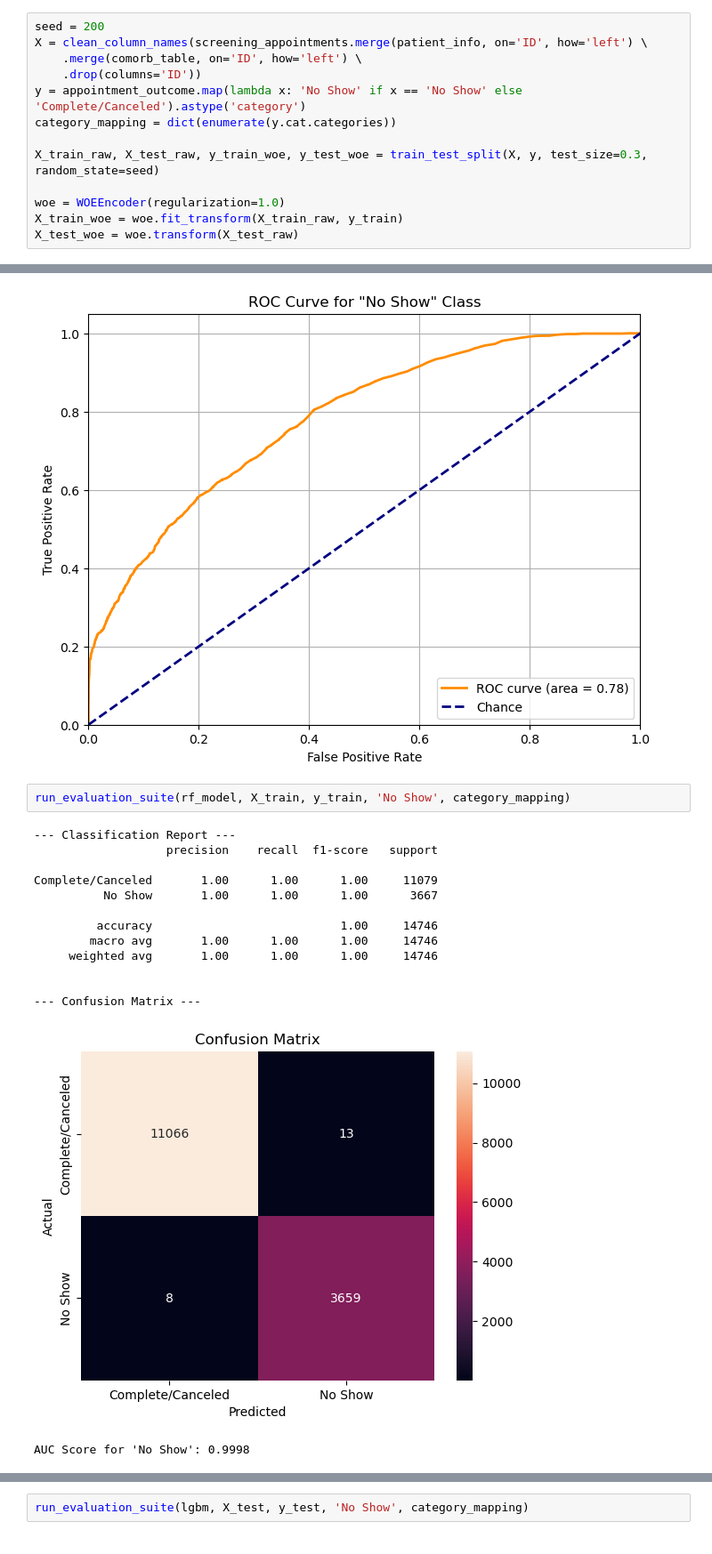
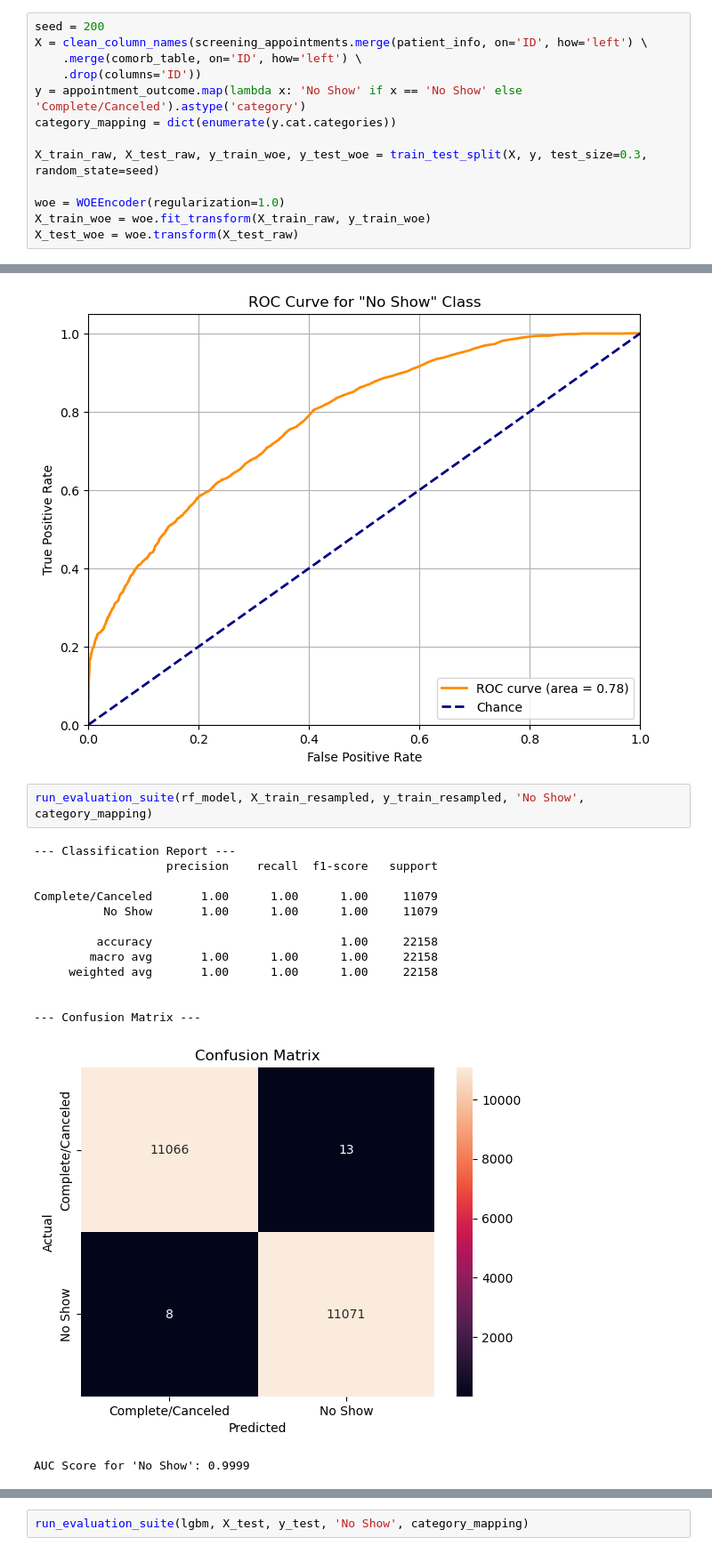
Before and after one commit to nguyenston/Prediction-of-Missed-Lung-Cancer-Screening-using-SDOH, a Jupyter notebook: data_explorer.ipynb, the cells around one changed output, grey strips where cells are left out. Shown at 89% size. Drawn from its saved outputs; the diff is of its cells as text.

```diff
--- a/data_explorer.ipynb
+++ b/data_explorer.ipynb
@@ -914,7 +914,7 @@ category_mapping = dict(enumerate(y.cat.categories))
 X_train_raw, X_test_raw, y_train_woe, y_test_woe = train_test_split(X, y, test_size=0.3, random_state=seed)
 
 woe = WOEEncoder(regularization=1.0)
-X_train_woe = woe.fit_transform(X_train_raw, y_train)
+X_train_woe = woe.fit_transform(X_train_raw, y_train_woe)
 X_test_woe = woe.transform(X_test_raw)
 # %%
 feature_ranking, rfecv_selector = get_smote_rfe_ranking(
@@ -1017,22 +1012,22 @@ Complete/Canceled       0.81      0.93      0.86      4698
 AUC Score for 'No Show': 0.7814
 [figure]
 # %%
-run_evaluation_suite(rf_model, X_train, y_train, 'No Show', category_mapping)
+run_evaluation_suite(rf_model, X_train_resampled, y_train_resampled, 'No Show', category_mapping)
 # %% [output]
 --- Classification Report ---
                    precision    recall  f1-score   support
 
 Complete/Canceled       1.00      1.00      1.00     11079
-          No Show       1.00      1.00      1.00      3667
+          No Show       1.00      1.00      1.00     11079
 
-         accuracy                           1.00     14746
-        macro avg       1.00      1.00      1.00     14746
-     weighted avg       1.00      1.00      1.00     14746
+         accuracy                           1.00     22158
+        macro avg       1.00      1.00      1.00     22158
+     weighted avg       1.00      1.00      1.00     22158
 
 
 --- Confusion Matrix ---
-[figure, old version]
+[figure, new version]
-AUC Score for 'No Show': 0.9998
+AUC Score for 'No Show': 0.9999
 [figure]
 # %%
 # Check feature importances
```
Also changed, not shown: parts of 16 cells of this notebook.
